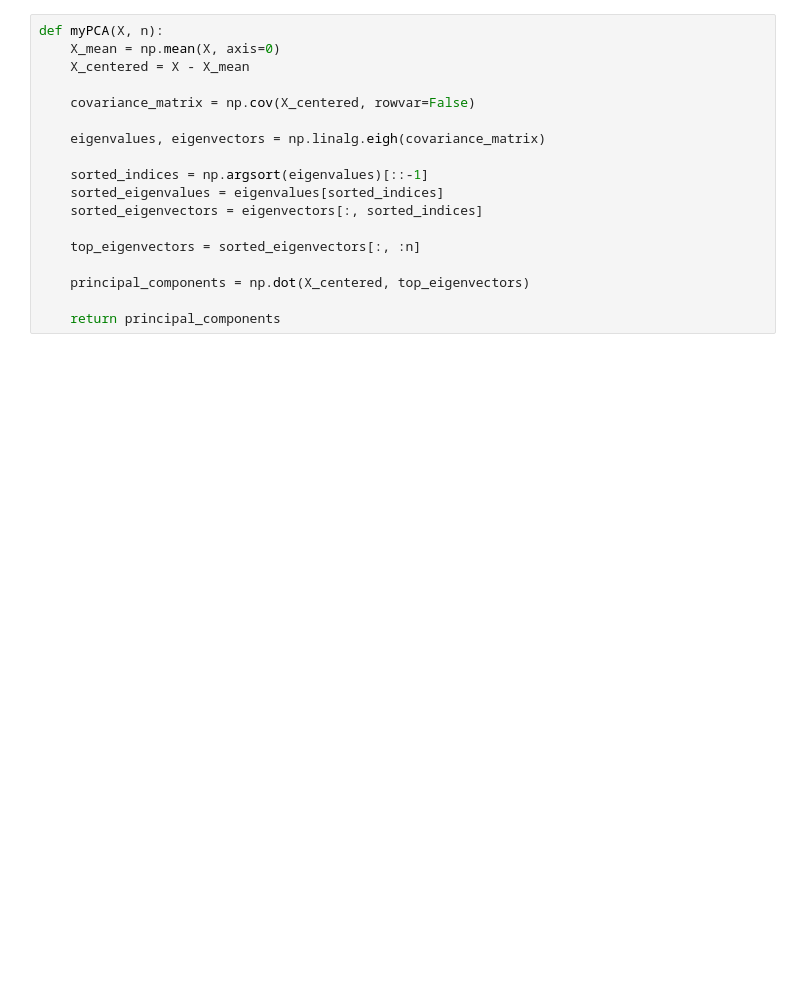
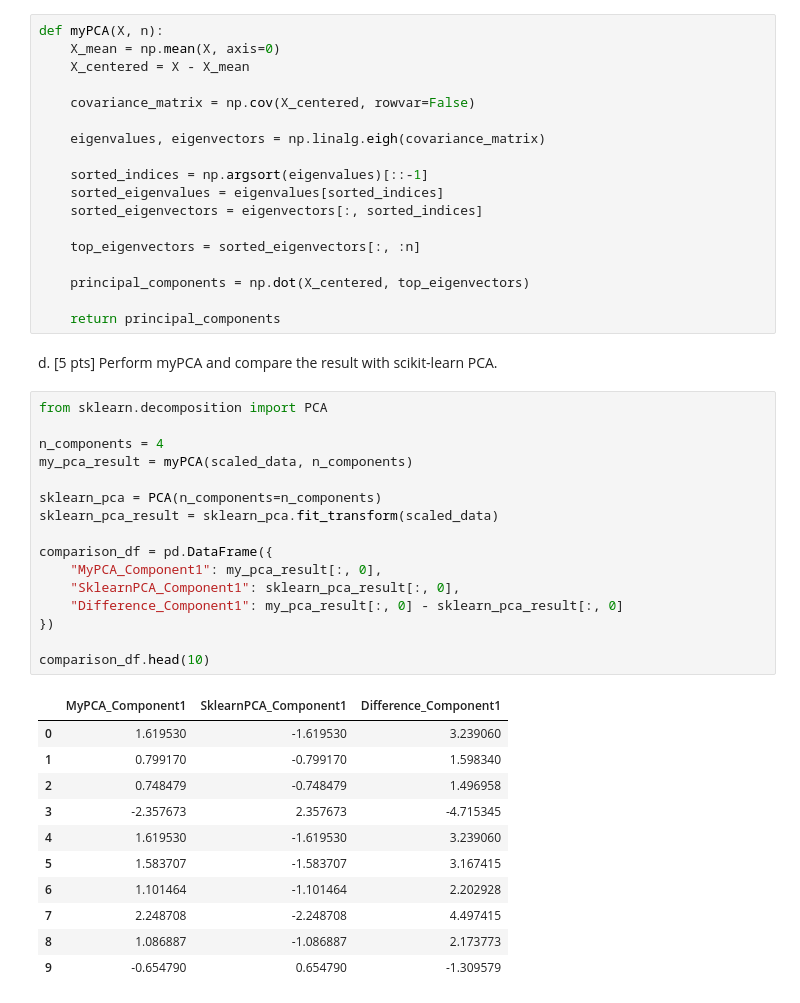
Before and after one commit to bs333/cs559, a Jupyter notebook: CS559 - Homework/hw5/sid_bhatia_hw5.ipynb, the cells around one changed output. Drawn from its saved outputs; the diff is of its cells as text; blank space fills up the shorter version.

```diff
--- a/CS559 - Homework/hw5/sid_bhatia_hw5.ipynb
+++ b/CS559 - Homework/hw5/sid_bhatia_hw5.ipynb
@@ -492,3 +492,33 @@ def myPCA(X, n):
     principal_components = np.dot(X_centered, top_eigenvectors)
 
     return principal_components
+# %% [markdown]
+d. [5 pts] Perform myPCA and compare the result with scikit-learn PCA.
+# %%
+from sklearn.decomposition import PCA
+
+n_components = 4
+my_pca_result = myPCA(scaled_data, n_components)
+
+sklearn_pca = PCA(n_components=n_components)
+sklearn_pca_result = sklearn_pca.fit_transform(scaled_data)
+
+comparison_df = pd.DataFrame({
+    "MyPCA_Component1": my_pca_result[:, 0],
+    "SklearnPCA_Component1": sklearn_pca_result[:, 0],
+    "Difference_Component1": my_pca_result[:, 0] - sklearn_pca_result[:, 0]
+})
+
+comparison_df.head(10)
+# %% [output]
+|  | MyPCA_Component1 | SklearnPCA_Component1 | Difference_Component1 |
+| 0 | 1.619530 | -1.619530 | 3.239060 |
+| 1 | 0.799170 | -0.799170 | 1.598340 |
+| 2 | 0.748479 | -0.748479 | 1.496958 |
+| 3 | -2.357673 | 2.357673 | -4.715345 |
+| 4 | 1.619530 | -1.619530 | 3.239060 |
+| 5 | 1.583707 | -1.583707 | 3.167415 |
+| 6 | 1.101464 | -1.101464 | 2.202928 |
+| 7 | 2.248708 | -2.248708 | 4.497415 |
+| 8 | 1.086887 | -1.086887 | 2.173773 |
+| 9 | -0.654790 | 0.654790 | -1.309579 |
```
Also changed, not shown: parts of 1 cell of this notebook.
